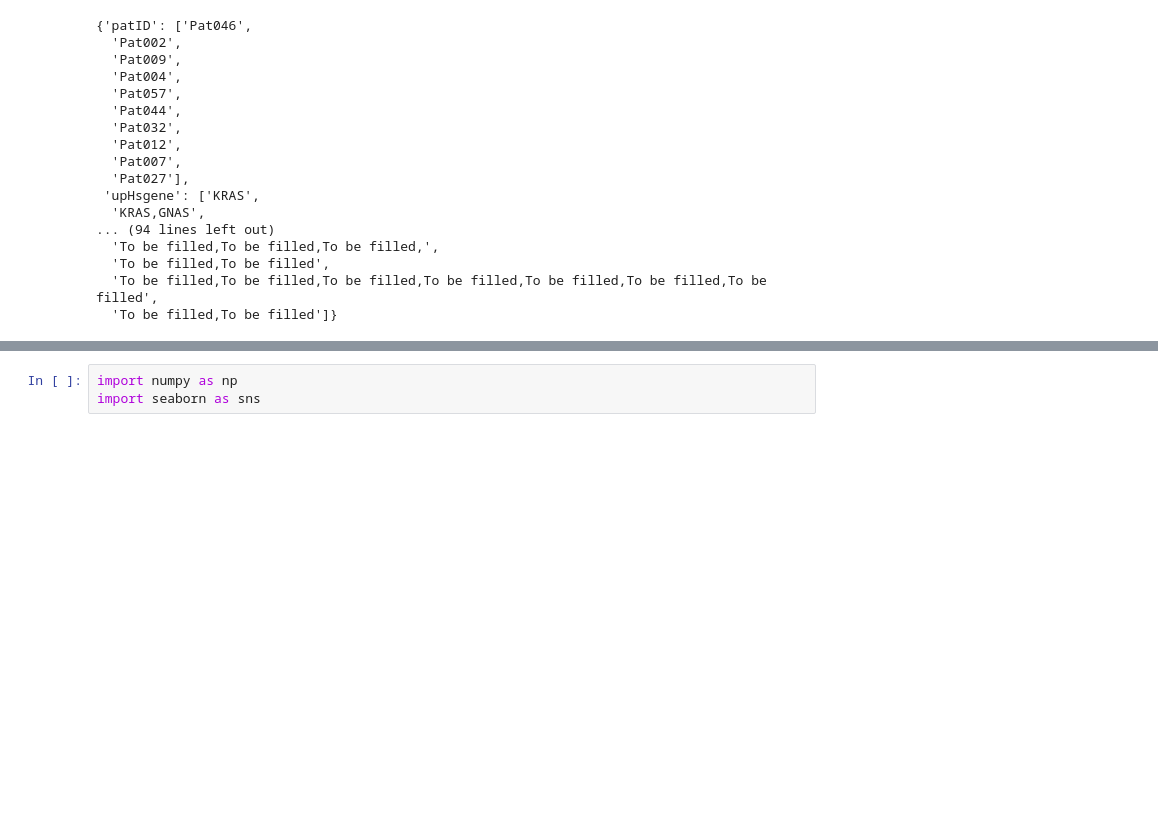
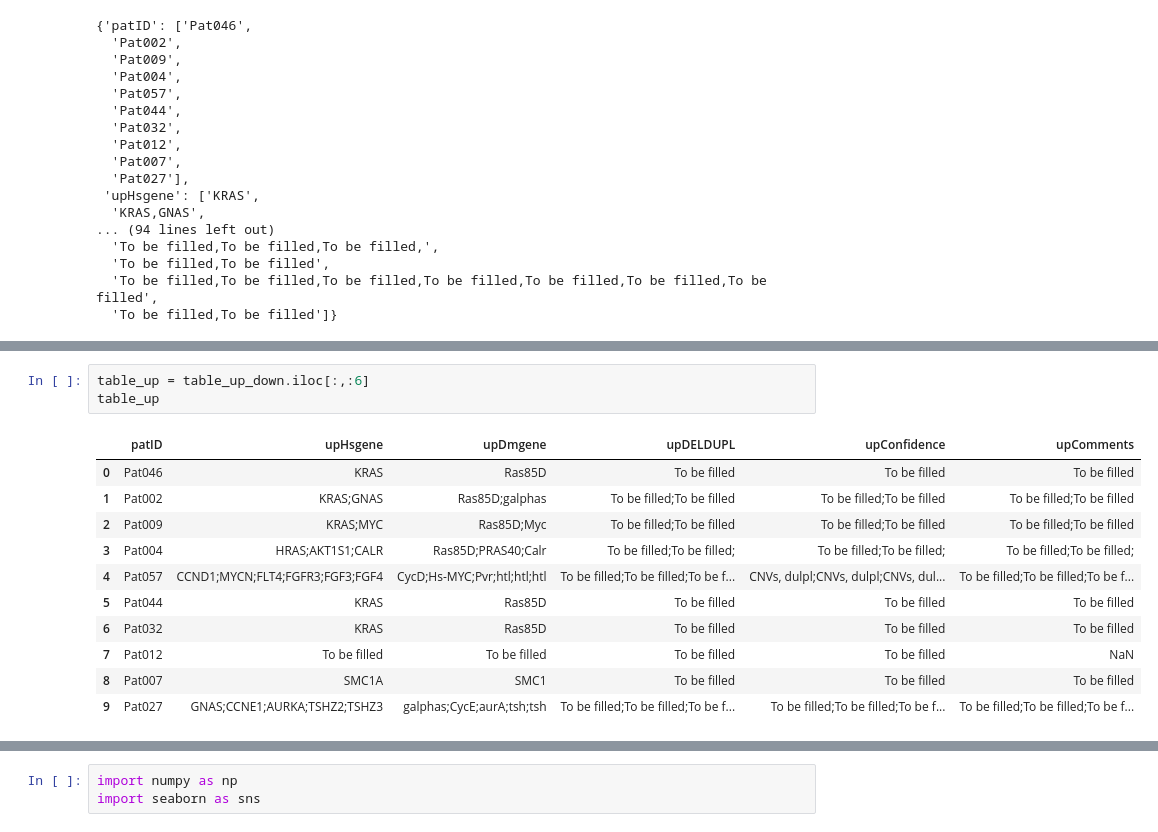
Before and after one commit to OlgaGaGaga/VivanChallenge, a Jupyter notebook: LookOnData.ipynb, the cells around one changed output, grey strips where cells are left out. Drawn from its saved outputs; the diff is of its cells as text; blank space fills up the shorter version.

```diff
--- a/LookOnData.ipynb
+++ b/LookOnData.ipynb
@@ -166,0 +182,15 @@ table.to_csv('../Downloads/Vivan/parsed_json.csv')
+# %%
+table_up = table_up_down.iloc[:,:6]
+table_up
+# %% [output]
+|  | patID | upHsgene | upDmgene | upDELDUPL | upConfidence | upComments |
+| 0 | Pat046 | KRAS | Ras85D | To be filled | To be filled | To be filled |
+| 1 | Pat002 | KRAS;GNAS | Ras85D;galphas | To be filled;To be filled | To be filled;To be filled | To be filled;To be filled |
+| 2 | Pat009 | KRAS;MYC | Ras85D;Myc | To be filled;To be filled | To be filled;To be filled | To be filled;To be filled |
+| 3 | Pat004 | HRAS;AKT1S1;CALR | Ras85D;PRAS40;Calr | To be filled;To be filled; | To be filled;To be filled; | To be filled;To be filled; |
+| 4 | Pat057 | CCND1;MYCN;FLT4;FGFR3;FGF3;FGF4 | CycD;Hs-MYC;Pvr;htl;htl;htl | To be filled;To be filled;To be f... | CNVs, dulpl;CNVs, dulpl;CNVs, dul... | To be filled;To be filled;To be f... |
+| 5 | Pat044 | KRAS | Ras85D | To be filled | To be filled | To be filled |
+| 6 | Pat032 | KRAS | Ras85D | To be filled | To be filled | To be filled |
+| 7 | Pat012 | To be filled | To be filled | To be filled | To be filled | NaN |
+| 8 | Pat007 | SMC1A | SMC1 | To be filled | To be filled | To be filled |
+| 9 | Pat027 | GNAS;CCNE1;AURKA;TSHZ2;TSHZ3 | galphas;CycE;aurA;tsh;tsh | To be filled;To be filled;To be f... | To be filled;To be filled;To be f... | To be filled;To be filled;To be f... |
```
Also changed, not shown: parts of 10 cells of this notebook, 4 other files.
